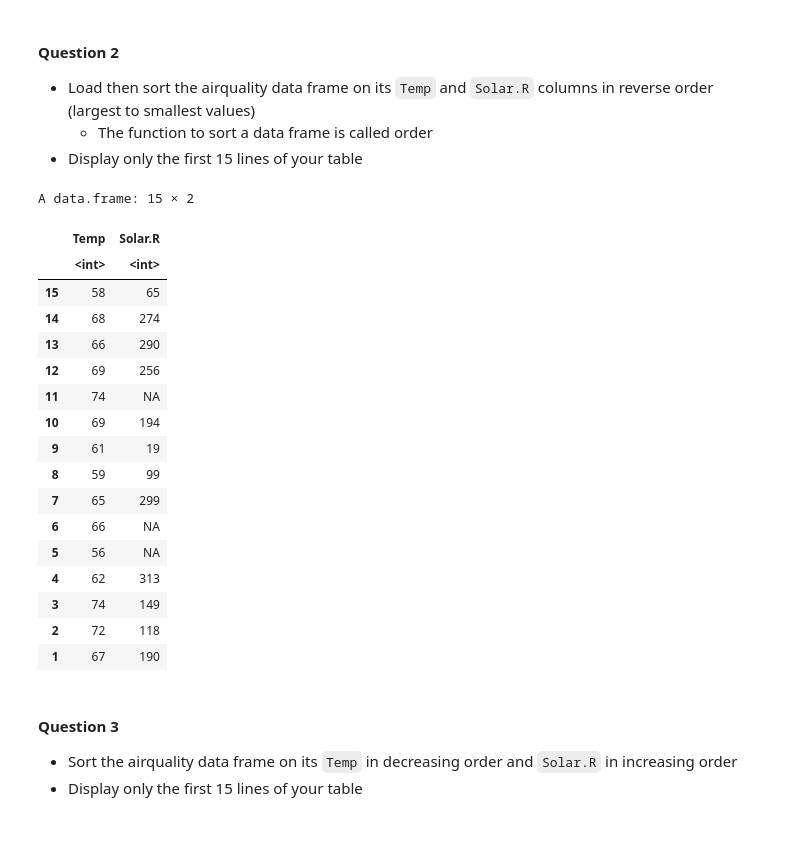
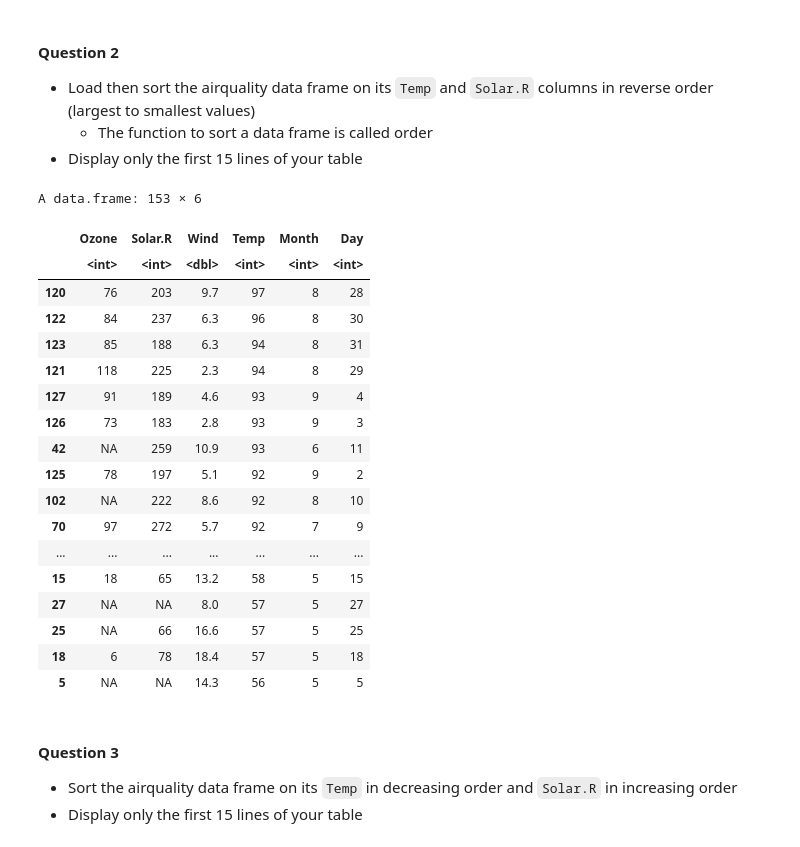
Before and after one commit to davism808/OCN682, a Jupyter notebook: 2_data_structures_intro/data_structures_in_r.ipynb, the cells around one changed output. Drawn from its saved outputs; the diff is of its cells as text; code cells hidden in the pictures.

```diff
--- a/2_data_structures_intro/data_structures_in_r.ipynb
+++ b/2_data_structures_intro/data_structures_in_r.ipynb
@@ -59,26 +59,27 @@ A matrix: 3 × 2 of type int
 * Display only the first 15 lines of your table
 # %%
 data("airquality")
-airquality[15:1, c("Temp","Solar.R")]
+airquality[rev(order(airquality$Temp)),]
 # %% [output]
-A data.frame: 15 × 2
+A data.frame: 153 × 6
-|  | Temp | Solar.R |
-|  | <int> | <int> |
-| 15 | 58 | 65 |
-| 14 | 68 | 274 |
-| 13 | 66 | 290 |
-| 12 | 69 | 256 |
-| 11 | 74 | NA |
-| 10 | 69 | 194 |
-| 9 | 61 | 19 |
-| 8 | 59 | 99 |
-| 7 | 65 | 299 |
-| 6 | 66 | NA |
-| 5 | 56 | NA |
-| 4 | 62 | 313 |
-| 3 | 74 | 149 |
-| 2 | 72 | 118 |
-| 1 | 67 | 190 |
+|  | Ozone | Solar.R | Wind | Temp | Month | Day |
+|  | <int> | <int> | <dbl> | <int> | <int> | <int> |
+| 120 | 76 | 203 | 9.7 | 97 | 8 | 28 |
+| 122 | 84 | 237 | 6.3 | 96 | 8 | 30 |
+| 123 | 85 | 188 | 6.3 | 94 | 8 | 31 |
+| 121 | 118 | 225 | 2.3 | 94 | 8 | 29 |
+| 127 | 91 | 189 | 4.6 | 93 | 9 | 4 |
+| 126 | 73 | 183 | 2.8 | 93 | 9 | 3 |
+| 42 | NA | 259 | 10.9 | 93 | 6 | 11 |
+| 125 | 78 | 197 | 5.1 | 92 | 9 | 2 |
+| 102 | NA | 222 | 8.6 | 92 | 8 | 10 |
+| 70 | 97 | 272 | 5.7 | 92 | 7 | 9 |
+| ... | ... | ... | ... | ... | ... | ... |
+| 15 | 18 | 65 | 13.2 | 58 | 5 | 15 |
+| 27 | NA | NA | 8.0 | 57 | 5 | 27 |
+| 25 | NA | 66 | 16.6 | 57 | 5 | 25 |
+| 18 | 6 | 78 | 18.4 | 57 | 5 | 18 |
+| 5 | NA | NA | 14.3 | 56 | 5 | 5 |
 # %% [markdown]
 #### Question 3
 
```
Also changed, not shown: parts of 4 cells of this notebook.
